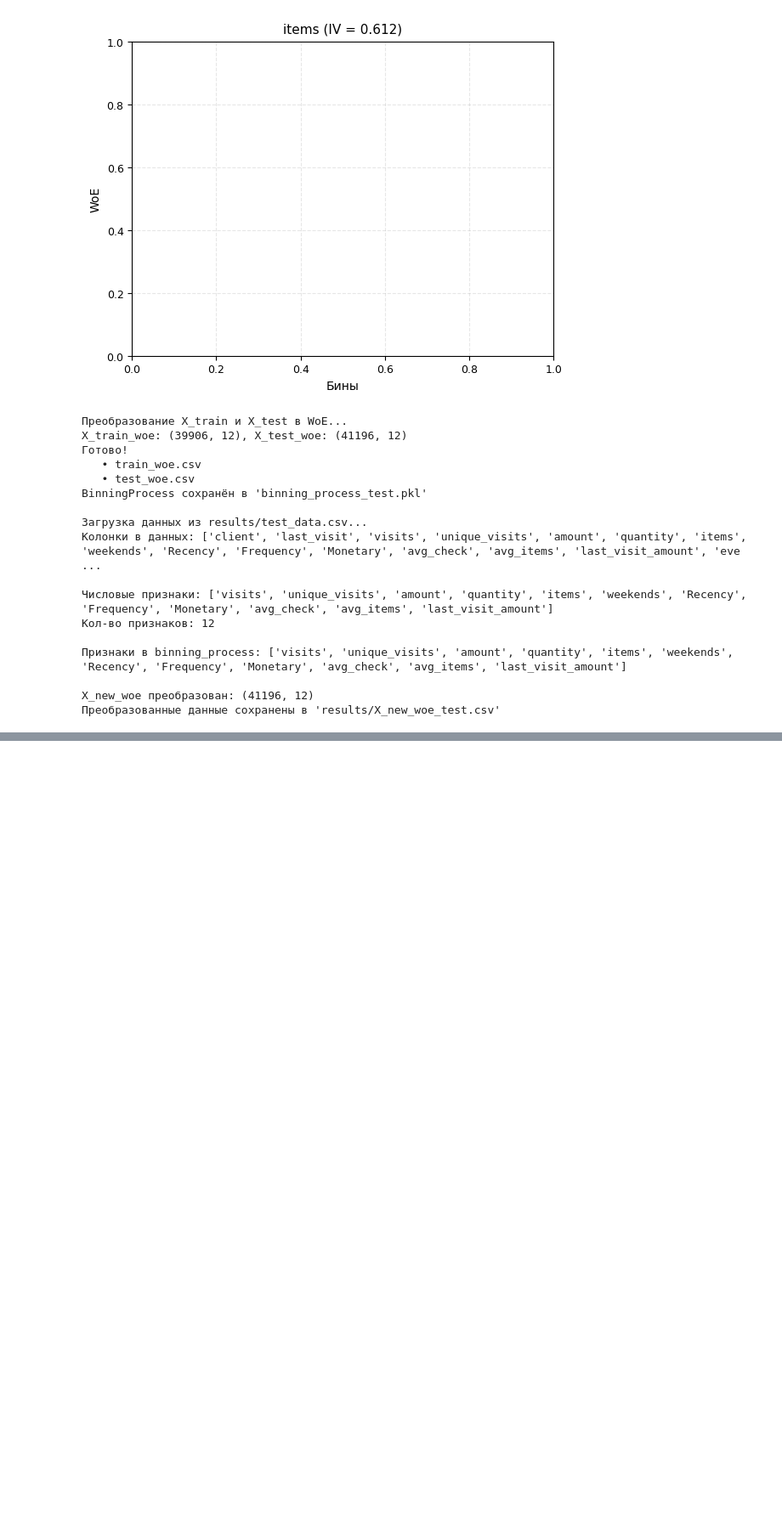
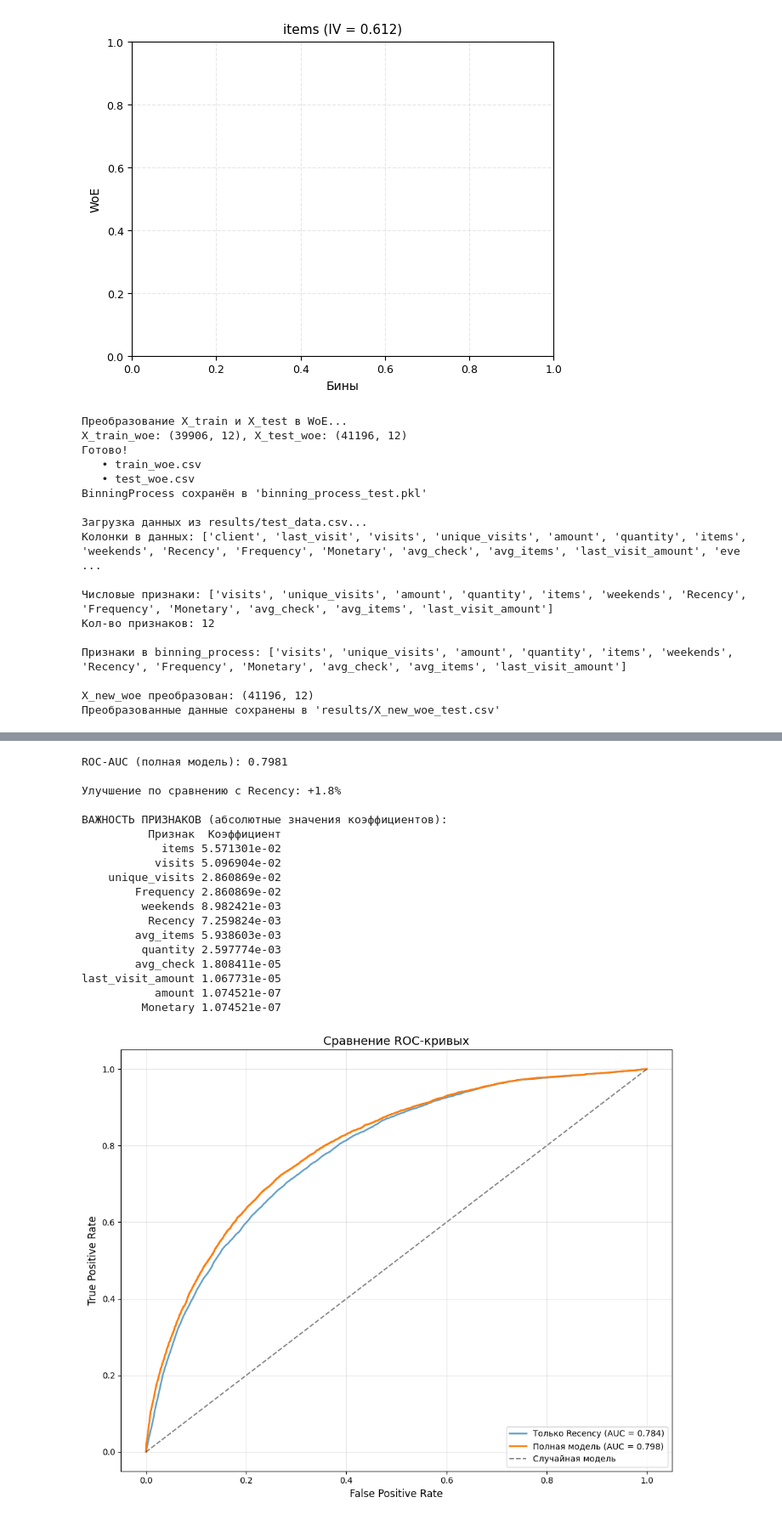
Before and after one commit to glazed-curd/machine_learning, a Jupyter notebook: 7_lab.ipynb, the cells around one changed output, grey strips where cells are left out. Shown at 85% size. Drawn from its saved outputs; the diff is of its cells as text; code cells hidden in the pictures; blank space fills up the shorter version.

```diff
--- a/7_lab.ipynb
+++ b/7_lab.ipynb
@@ -629,0 +847,61 @@ X_new_woe преобразован: (41196, 12)
+# %%
+print("\n" + "=" * 70)
+print("ЭТАП 3: ПОЛНАЯ ЛОГРЕГРЕССИЯ (L2 РЕГУЛЯРИЗАЦИЯ)")
+print("=" * 70)
+
+# 1. Создаем модель с L2 регуляризацией
+model_full = LogisticRegression(
+    penalty='l2',          # L2 регуляризация
+    C=1.0,                 # Обратная сила регуляризации (меньше = сильнее)
+    max_iter=1000,         # Больше итераций для сходимости
+    random_state=42,
+    solver='lbfgs'         # Хороший солвер для L2
+)
+
+# 2. Обучаем на всех признаках
+model_full.fit(X_train_models, y_train_models)
+
+# 3. Предсказания
+y_pred_prob_full = model_full.predict_proba(X_test_models)[:, 1]
+y_pred_full = model_full.predict(X_test_models)
+
+# 4. Оценка модели
+roc_auc_full = roc_auc_score(y_test_models, y_pred_prob_full)
+print(f"ROC-AUC (полная модель): {roc_auc_full:.4f}")
+
+# 5. Сравнение с моделью только на Recency
+improvement = ((roc_auc_full - roc_auc_recency) / roc_auc_recency) * 100
+print(f"\nУлучшение по сравнению с Recency: {improvement:+.1f}%")
+
+# 6. Выводим важность признаков
+print("\nВАЖНОСТЬ ПРИЗНАКОВ (абсолютные значения коэффициентов):")
+feature_importance = pd.DataFrame({
+    'Признак': X_train_models.columns,
+    'Коэффициент': abs(model_full.coef_[0])
+})
+feature_importance = feature_importance.sort_values('Коэффициент', ascending=False)
+print(feature_importance.to_string(index=False))
+
+# 7. ROC-кривые сравнения
+fpr_full, tpr_full, _ = roc_curve(y_test_models, y_pred_prob_full)
+
+plt.figure(figsize=(10, 8))
+plt.plot(fpr_recency, tpr_recency, label=f'Только Recency (AUC = {roc_auc_recency:.3f})', linewidth=2, alpha=0.7)
+plt.plot(fpr_full, tpr_full, label=f'Полная модель (AUC = {roc_auc_full:.3f})', linewidth=2)
+plt.plot([0, 1], [0, 1], 'k--', label='Случайная модель', alpha=0.5)
+plt.xlabel('False Positive Rate', fontsize=12)
+plt.ylabel('True Positive Rate', fontsize=12)
+plt.title('Сравнение ROC-кривых', fontsize=14)
+plt.legend(loc='lower right')
+plt.grid(True, alpha=0.3)
+plt.tight_layout()
+plt.show()
+
+# 8. Визуализация важности признаков
+plt.figure(figsize=(12, 6))
+bars = plt.barh(feature_importance['Признак'][::-1], feature_importance['Коэффициент'][::-1])
+plt.xlabel('Важность признака (|коэффициент|)')
+plt.title('Важность признаков в логистической регрессии')
+plt.tight_layout()
+plt.show()
+# %% [output]
@@ -629,0 +919,19 @@ X_new_woe преобразован: (41196, 12)
+ROC-AUC (полная модель): 0.7981
+
+Улучшение по сравнению с Recency: +1.8%
+
+ВАЖНОСТЬ ПРИЗНАКОВ (абсолютные значения коэффициентов):
+          Признак  Коэффициент
+            items 5.571301e-02
+           visits 5.096904e-02
+    unique_visits 2.860869e-02
+        Frequency 2.860869e-02
+         weekends 8.982421e-03
+          Recency 7.259824e-03
+        avg_items 5.938603e-03
+         quantity 2.597774e-03
+        avg_check 1.808411e-05
+last_visit_amount 1.067731e-05
+           amount 1.074521e-07
+         Monetary 1.074521e-07
+[figure, added]
```
Also changed, not shown: parts of 6 cells of this notebook.
